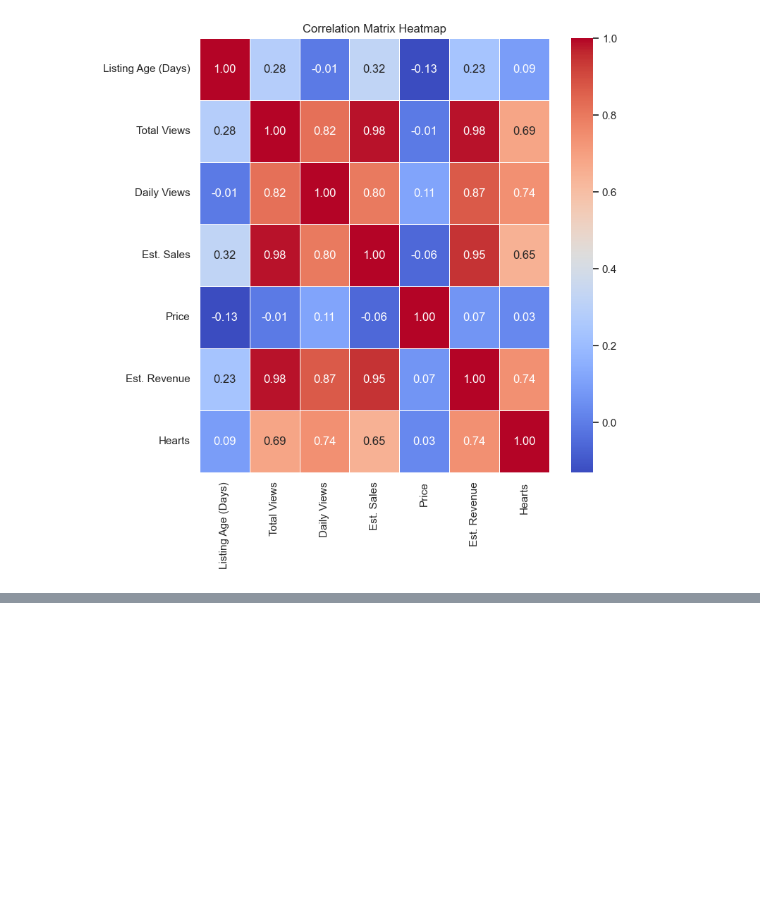
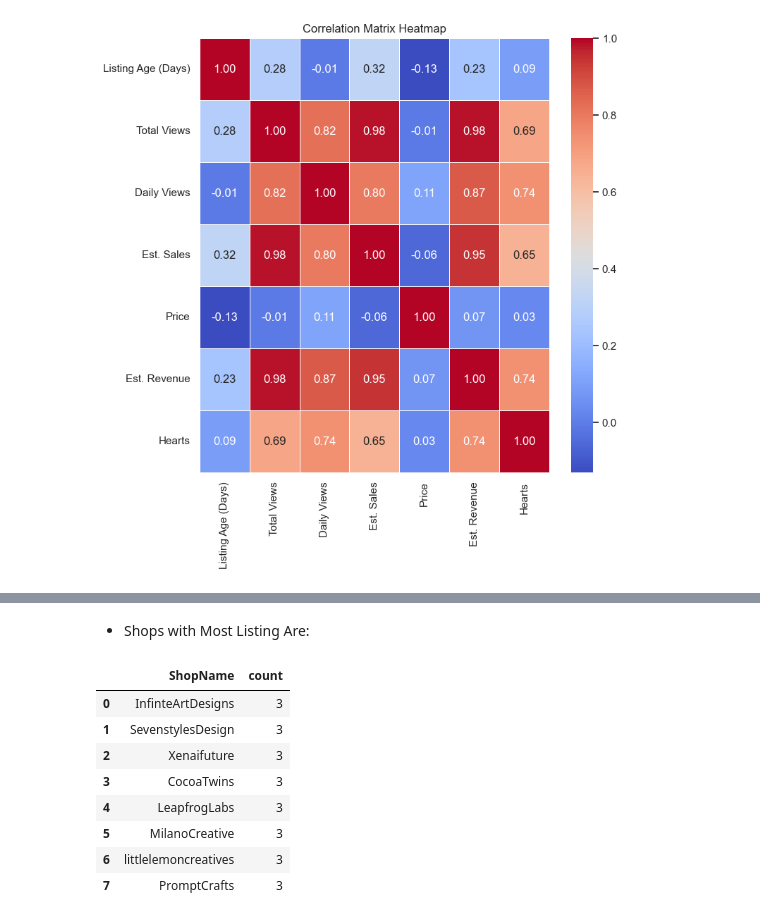
Before and after one commit to gupta-aayushkr/Etsy-Market-Analysis, a Jupyter notebook: EDA.ipynb, the cells around one changed output, grey strips where cells are left out. Saved outputs shown, nothing was run; the diff lists cells and outputs as text; code cells hidden in the pictures; blank space fills up the shorter version.

```diff
--- a/EDA.ipynb
+++ b/EDA.ipynb
@@ -257,0 +285,16 @@ plt.show()
+# %% [markdown]
+- Shops with Most Listing Are:
+# %%
+r1 = df.ShopName.value_counts().reset_index()
+ShopswithMostListing = r1[r1["count"]==r1["count"].max()]
+ShopswithMostListing
+# %% [output]
+|  | ShopName | count |
+| 0 | InfinteArtDesigns | 3 |
+| 1 | SevenstylesDesign | 3 |
+| 2 | Xenaifuture | 3 |
+| 3 | CocoaTwins | 3 |
+| 4 | LeapfrogLabs | 3 |
+| 5 | MilanoCreative | 3 |
+| 6 | littlelemoncreatives | 3 |
+| 7 | PromptCrafts | 3 |
```
Also changed, not shown: parts of 30 cells of this notebook, 2 other files.
